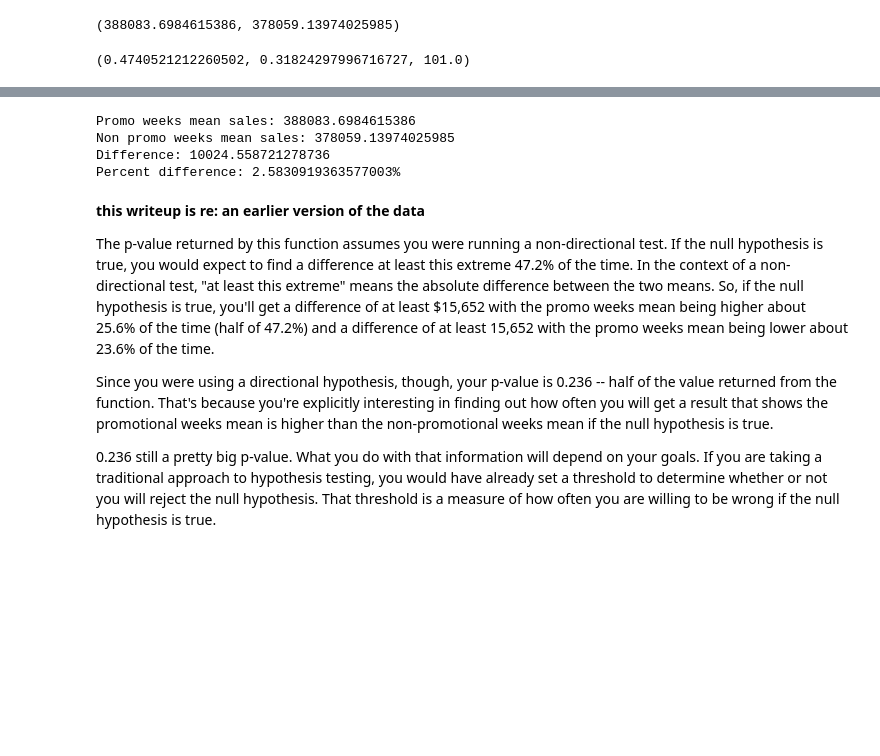
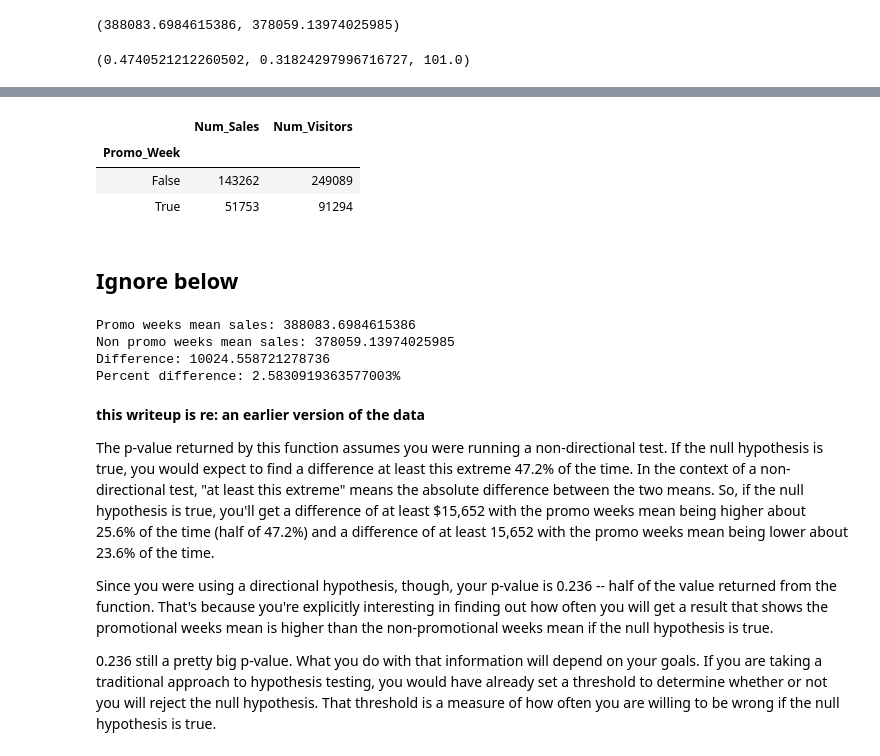
Before and after one commit to pathstream-curriculum/Python, a Jupyter notebook: S9M1-lessons/S9M1-hypothesis-testing-lesson-narrative.ipynb, the cells around one changed output, grey strips where cells are left out. Cells and saved outputs as stored; diff of their text form; code cells hidden in the pictures; blank space fills up the shorter version.

```diff
--- a/S9M1-lessons/S9M1-hypothesis-testing-lesson-narrative.ipynb
+++ b/S9M1-lessons/S9M1-hypothesis-testing-lesson-narrative.ipynb
@@ -79,3 +138,13 @@ ttest_ind(promo_wk_sales, non_promo_wk_sales, alternative='larger')
+# %%
+total_sales_and_visitors = retail_promo_df.groupby("Promo_Week").agg({"Num_Sales":"sum","Num_Visitors":"sum"})
+total_sales_and_visitors
+# %% [output]
+|  | Num_Sales | Num_Visitors |
+| Promo_Week |  |  |
+| False | 143262 | 249089 |
+| True | 51753 | 91294 |
+# %% [markdown]
+## Ignore below
 # %%
 # What are the means, anyway? How far apart are they?
 pw_mean = promo_wk_sales.mean()
```
Also changed, not shown: parts of 24 cells of this notebook, 8 other files.
